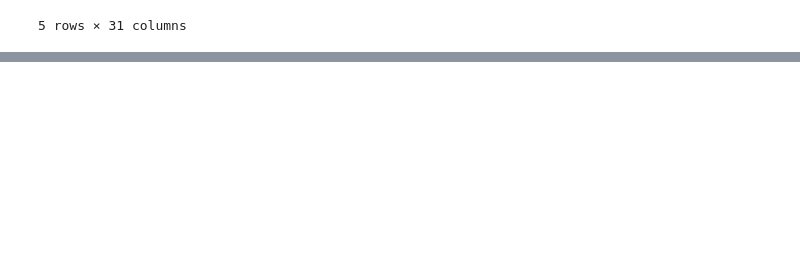
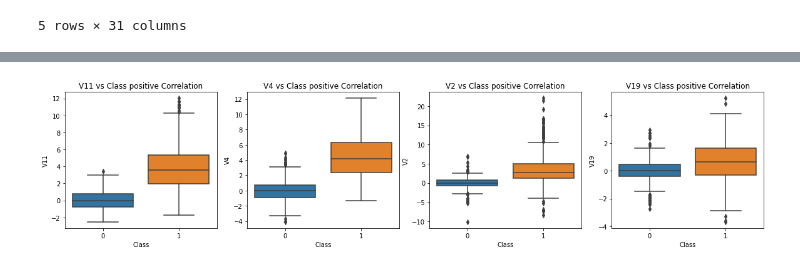
Before and after one commit to ahmedemaraengineer/credit_fraud, a Jupyter notebook: credit_fraud.ipynb, the cells around one changed output, grey strips where cells are left out. Drawn from its saved outputs; the diff is of its cells as text; code cells hidden in the pictures; blank space fills up the shorter version.

```diff
--- a/credit_fraud.ipynb
+++ b/credit_fraud.ipynb
@@ -133,0 +246,21 @@ data.head()
+# %%
+f, axes = plt.subplots(ncols=4, figsize=(20,4))
+
+# Negative Correlations with our Class (The lower our feature value the more likely it will be a fraud transaction)
+sns.boxplot(x="Class", y="V11", data=new_df, ax=axes[0])
+axes[0].set_title('V11 vs Class positive Correlation')
+
+sns.boxplot(x="Class", y="V4", data=new_df, ax=axes[1])
+axes[1].set_title('V4 vs Class positive Correlation')
+
+
+sns.boxplot(x="Class", y="V2", data=new_df, ax=axes[2])
+axes[2].set_title('V2 vs Class positive Correlation')
+
+
+sns.boxplot(x="Class", y="V19", data=new_df, ax=axes[3])
+axes[3].set_title('V19 vs Class positive Correlation')
+
+plt.show()
+# %% [output]
+[figure, added]
```
Also changed, not shown: parts of 52 cells of this notebook, 1 other file.
